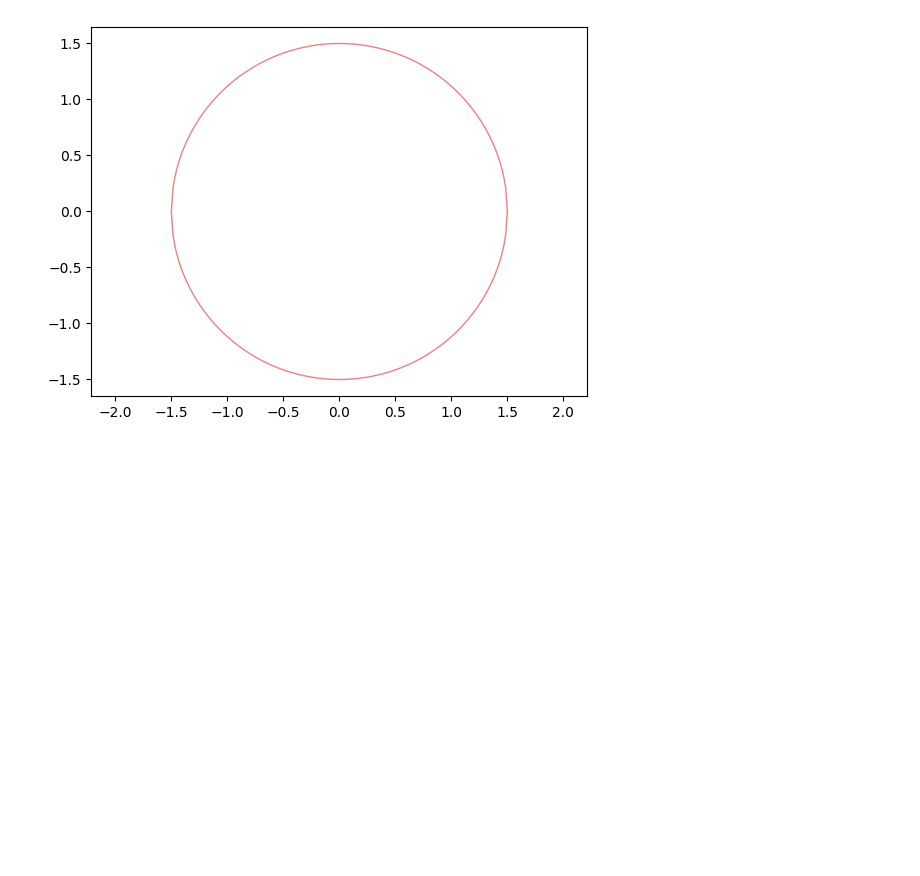
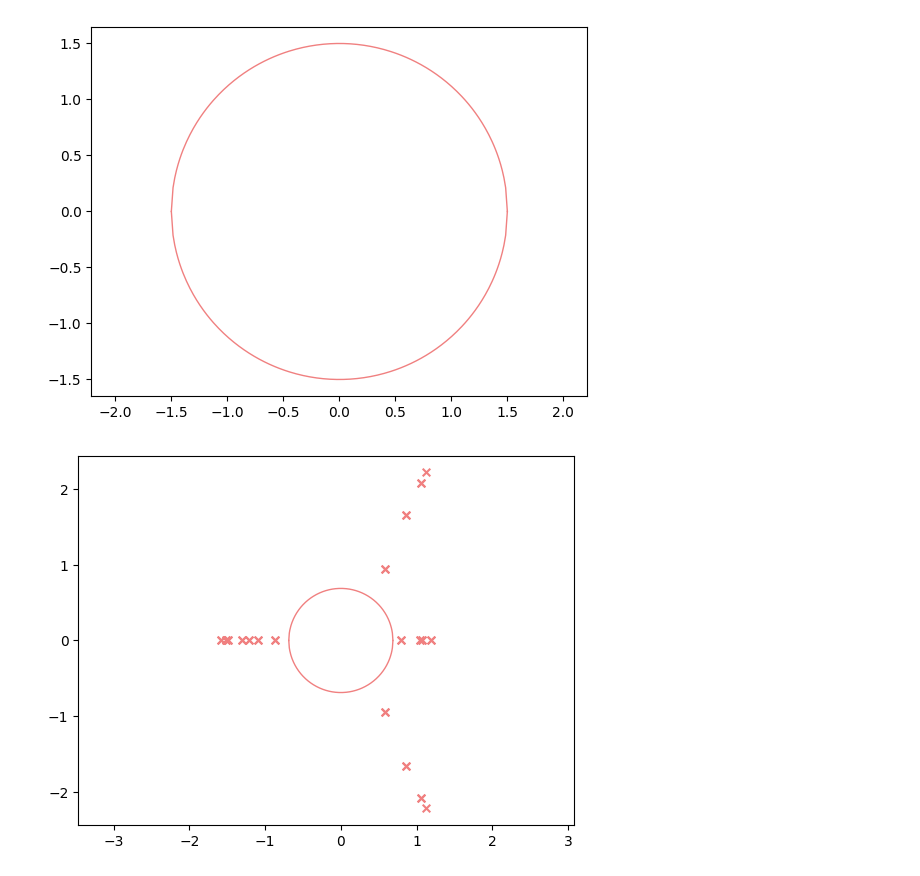
Before and after one commit to huang-yh20/spatial-linear-project, a Jupyter notebook: code/artfigs_NC/debug.ipynb, the cells around one changed output. Saved outputs shown, nothing was run; the diff lists cells and outputs as text; code cells hidden in the pictures; blank space fills up the shorter version.

```diff
--- a/code/artfigs_NC/debug.ipynb
+++ b/code/artfigs_NC/debug.ipynb
@@ -499,3 +499,10 @@ array([ 0.        ,  0.        , 12.03425481,  0.        ])
 trial1, trial2 = 12, 12
 p_simul = Simul_Params(T = 2000, t_step=5, record_step=10, activation_func=['tanh','tanh_high'], external_input="noise",tau_m=20.0)
 p_net = generate_params_phase_g_d_II_L_chaos(trial1, trial2)
+# %%
+p_net = generate_params_phase_d_II_g_bar_II_thres_L(0, 2)
+p_simul = Simul_Params(T = 2000, t_step=5, record_step=10, activation_func=['thres_linear','thres_powerlaw'], external_input="DC_noise",tau_m=20.0)
+p_net_eff = calc_eff_p_net(p_net, p_simul)
+temp_plot_pred(p_net_eff)
+# %% [output]
+[figure, added]
```
Also changed, not shown: 7 other files.
